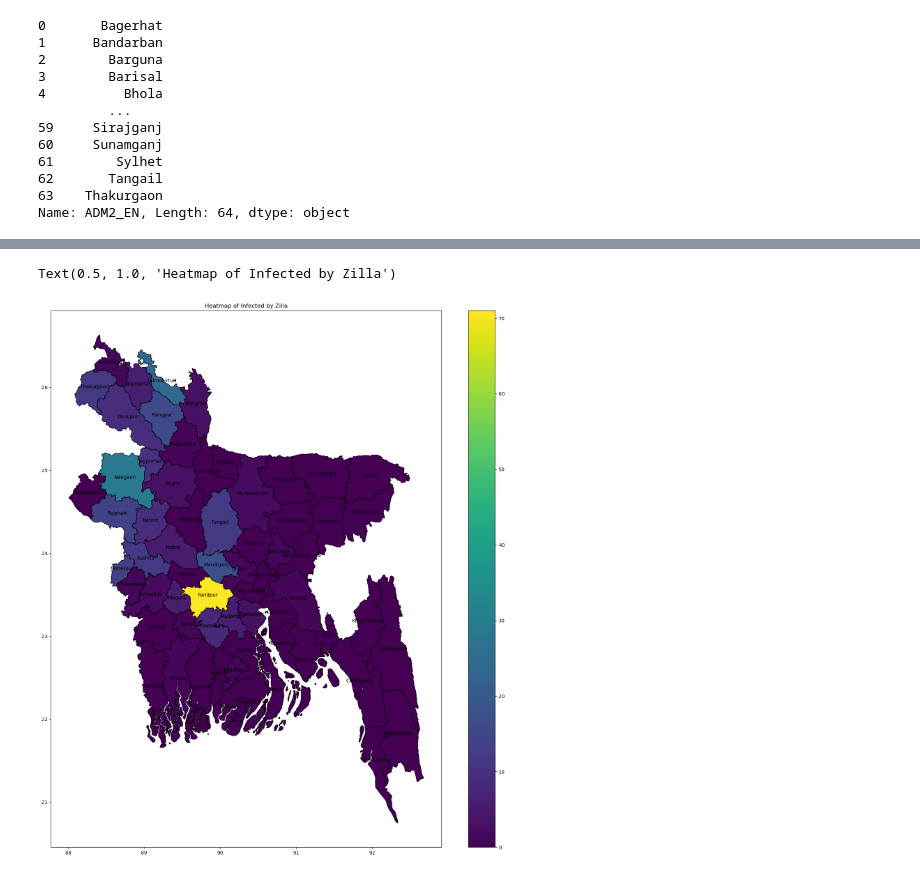
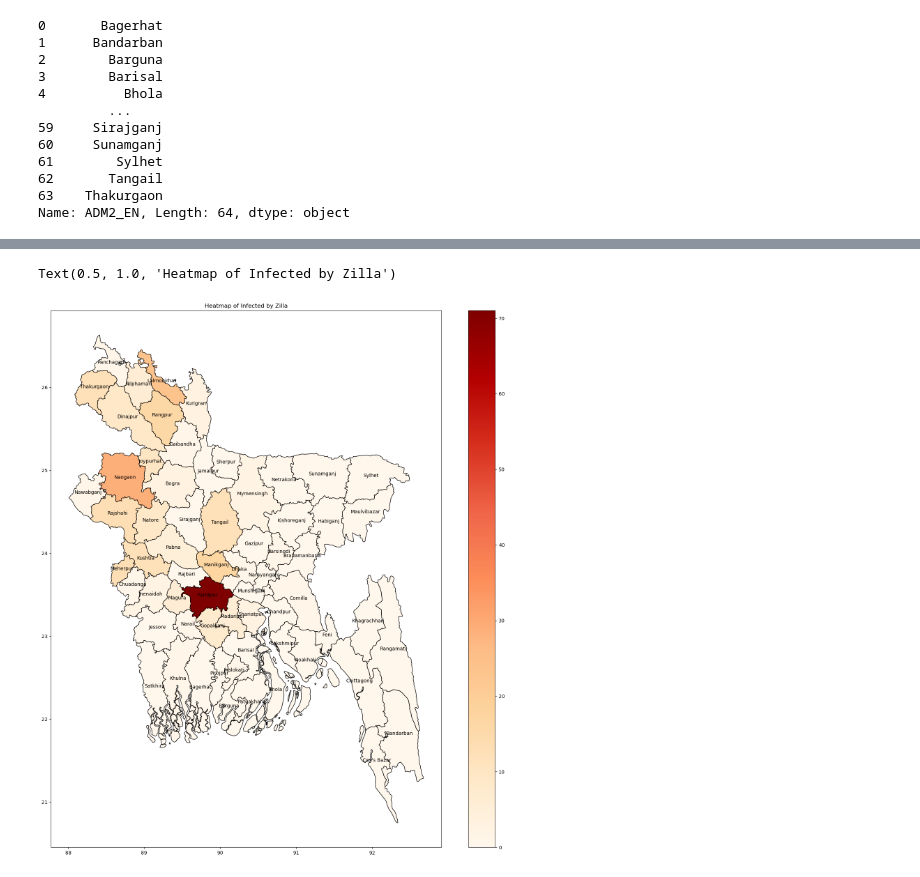
Before and after one commit to awnonbhowmik/NiV-Data-Analysis, a Jupyter notebook: geo_analysis.ipynb, the cells around one changed output, grey strips where cells are left out. Drawn from its saved outputs; the diff is of its cells as text; code cells hidden in the pictures.

Commit message:
Revised country heatmap and seasonal decomposition

```diff
--- a/geo_analysis.ipynb
+++ b/geo_analysis.ipynb
@@ -85,5 +116,39 @@ districts = ['Panchagarh', 'Thakurgaon', 'Nilphamari', 'Dinajpur', 'Lalmonirhat'
 # %%
-infected = [1, 12, 6, 9, 24, 3, 16, 1, 10, 29, 14, 3, 9, 2, 12, 13, 12, 5, 17, 1, 1, 2, 6, 71, 1, 1, 1, 8, 6, 3, 1, 1]
+infected = [
+    1,
+    1,
+    12,
+    6,
+    9,
+    24,
+    3,
+    16,
+    1,
+    10,
+    29,
+    13,
+    3,
+    9,
+    2,
+    12,
+    13,
+    12,
+    5,
+    17,
+    1,
+    1,
+    2,
+    6,
+    71,
+    1,
+    1,
+    1,
+    8,
+    6,
+    3,
+    1,
+    1,
+]
 # %%
 sum(infected)
 # %% [output]
@@ -179,16 +244,16 @@ districts_zillas["Infected"] = infected
 # %%
 fig, ax = plt.subplots(figsize=(20, 20))
 ax = districts_zillas.plot(
-    ax=ax, edgecolor="black", column="Infected", markersize=10, legend=True
+    ax=ax, edgecolor="black", column="Infected", markersize=10, legend=True, cmap = "OrRd"
 )
 
 districts_zillas.apply(
     lambda x: ax.annotate(
         text=x.ADM2_EN, xy=x.geometry.centroid.coords[0], ha="center"
     ),
     axis=1,
 )
 ax.set_title("Heatmap of Infected by Zilla")
 # %% [output]
 Text(0.5, 1.0, 'Heatmap of Infected by Zilla')
-[figure, old version]
+[figure, new version]
```
Also changed, not shown: parts of 3 cells of this notebook, 11 other files.
